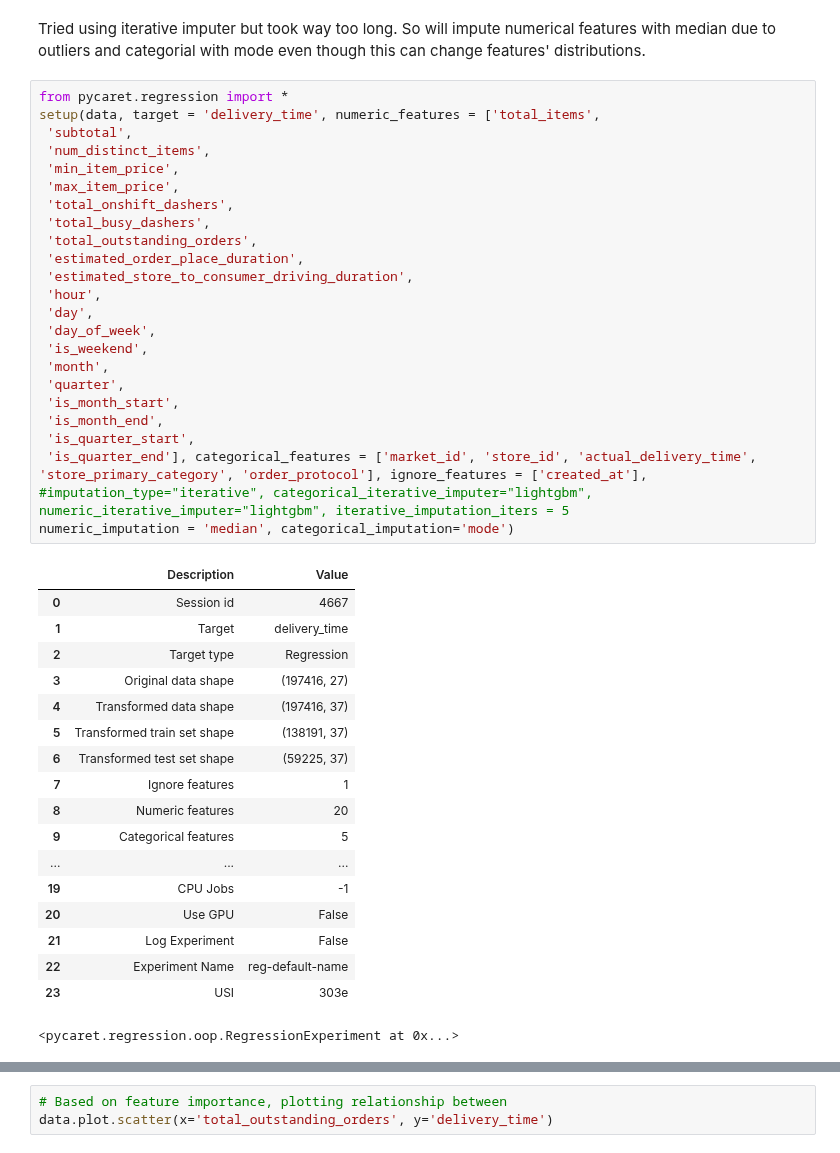
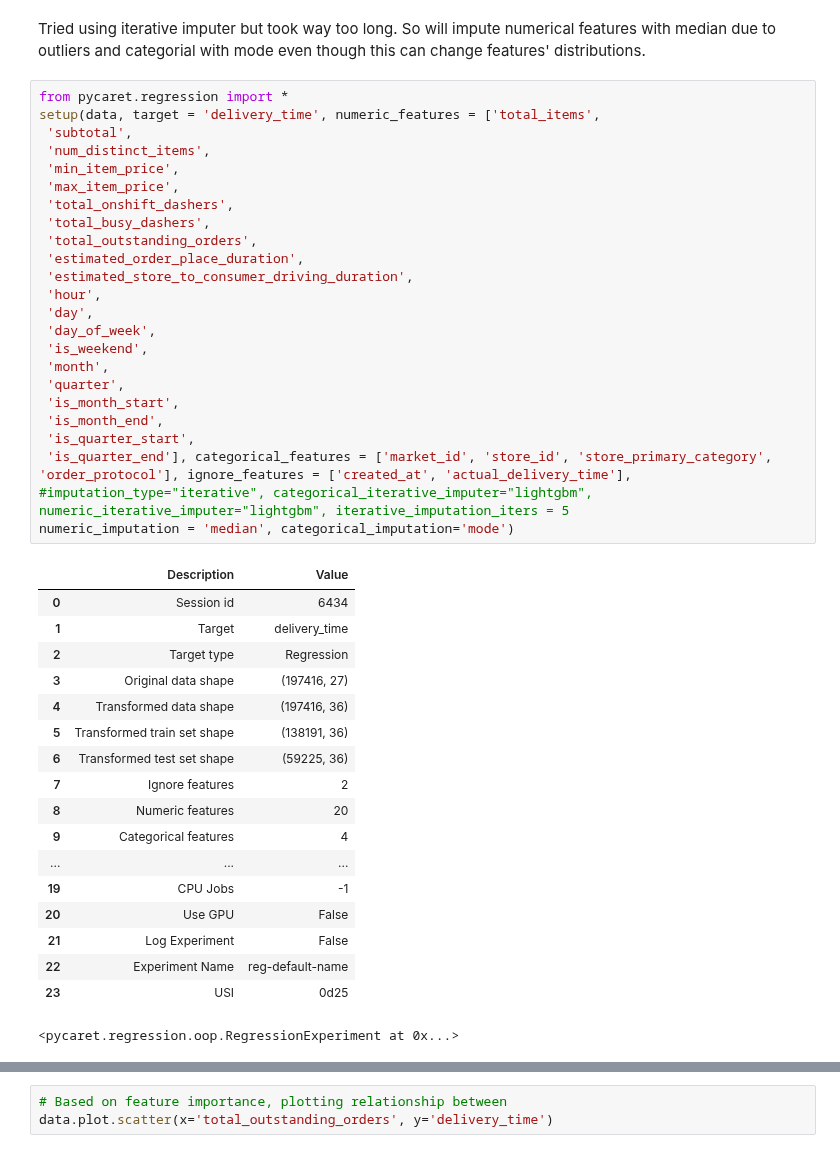
Before and after one commit to mindyng/2023-Business-Projects, a Jupyter notebook: doordash-delivery-time-prediction.ipynb, the cells around one changed output, grey strips where cells are left out. Drawn from its saved outputs; the diff is of its cells as text.

Commit message:
Kaggle Notebook | DoorDash Delivery Time Prediction | Version 16

```diff
--- a/doordash-delivery-time-prediction.ipynb
+++ b/doordash-delivery-time-prediction.ipynb
@@ -1288,45 +1288,45 @@ Tried using iterative imputer but took way too long. So will impute numerical fe
 # %%
 from pycaret.regression import *
 setup(data, target = 'delivery_time', numeric_features = ['total_items',
  'subtotal',
  'num_distinct_items',
  'min_item_price',
  'max_item_price',
  'total_onshift_dashers',
  'total_busy_dashers',
  'total_outstanding_orders',
  'estimated_order_place_duration',
  'estimated_store_to_consumer_driving_duration',
  'hour',
  'day',
  'day_of_week',
  'is_weekend',
  'month',
  'quarter',
  'is_month_start',
  'is_month_end',
  'is_quarter_start',
- 'is_quarter_end'], categorical_features = ['market_id', 'store_id', 'actual_delivery_time', 'store_primary_category', 'order_protocol'], ignore_features = ['created_at'],
+ 'is_quarter_end'], categorical_features = ['market_id', 'store_id', 'store_primary_category', 'order_protocol'], ignore_features = ['created_at', 'actual_delivery_time'],
 #imputation_type="iterative", categorical_iterative_imputer="lightgbm", numeric_iterative_imputer="lightgbm", iterative_imputation_iters = 5
 numeric_imputation = 'median', categorical_imputation='mode')
 # %% [output]
 |  | Description | Value |
-| 0 | Session id | 4667 |
+| 0 | Session id | 6434 |
 | 1 | Target | delivery_time |
 | 2 | Target type | Regression |
 | 3 | Original data shape | (197416, 27) |
-| 4 | Transformed data shape | (197416, 37) |
-| 5 | Transformed train set shape | (138191, 37) |
-| 6 | Transformed test set shape | (59225, 37) |
-| 7 | Ignore features | 1 |
+| 4 | Transformed data shape | (197416, 36) |
+| 5 | Transformed train set shape | (138191, 36) |
+| 6 | Transformed test set shape | (59225, 36) |
+| 7 | Ignore features | 2 |
 | 8 | Numeric features | 20 |
-| 9 | Categorical features | 5 |
+| 9 | Categorical features | 4 |
 | ... | ... | ... |
 | 19 | CPU Jobs | -1 |
 | 20 | Use GPU | False |
 | 21 | Log Experiment | False |
 | 22 | Experiment Name | reg-default-name |
-| 23 | USI | 303e |
+| 23 | USI | 0d25 |
 <pycaret.regression.oop.RegressionExperiment at 0x...>
 # %%
 # compare all models
```
Also changed, not shown: parts of 19 cells of this notebook.
